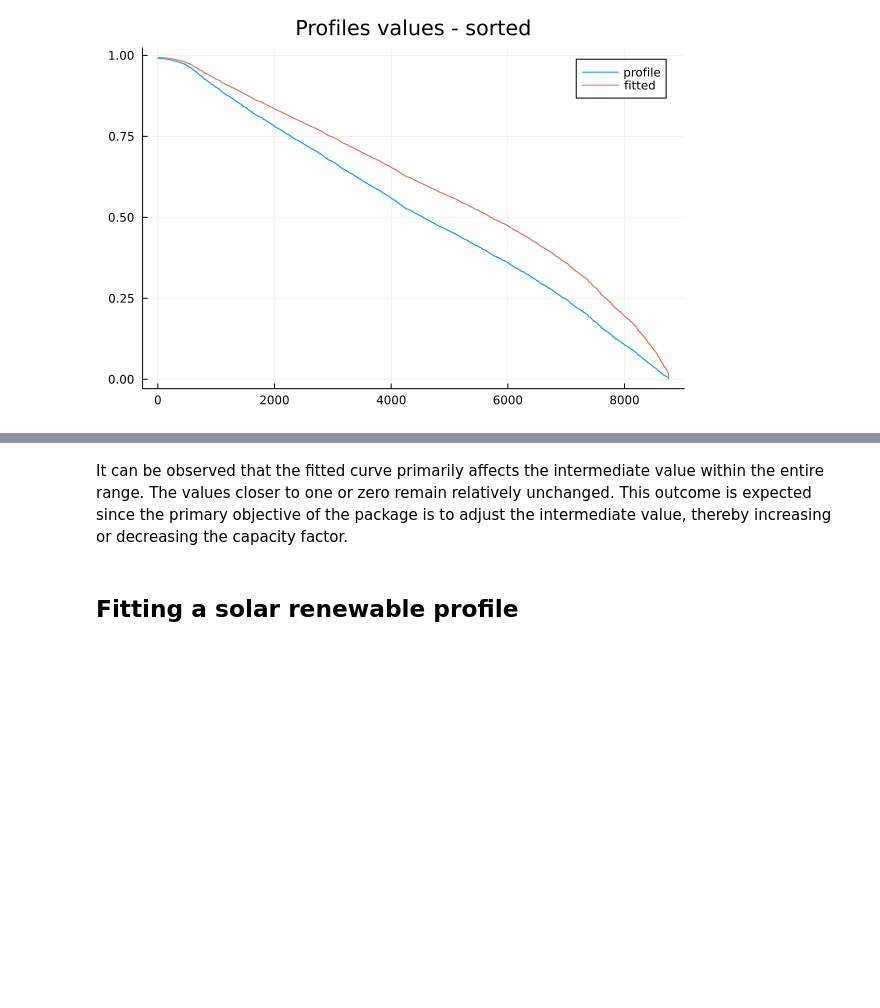
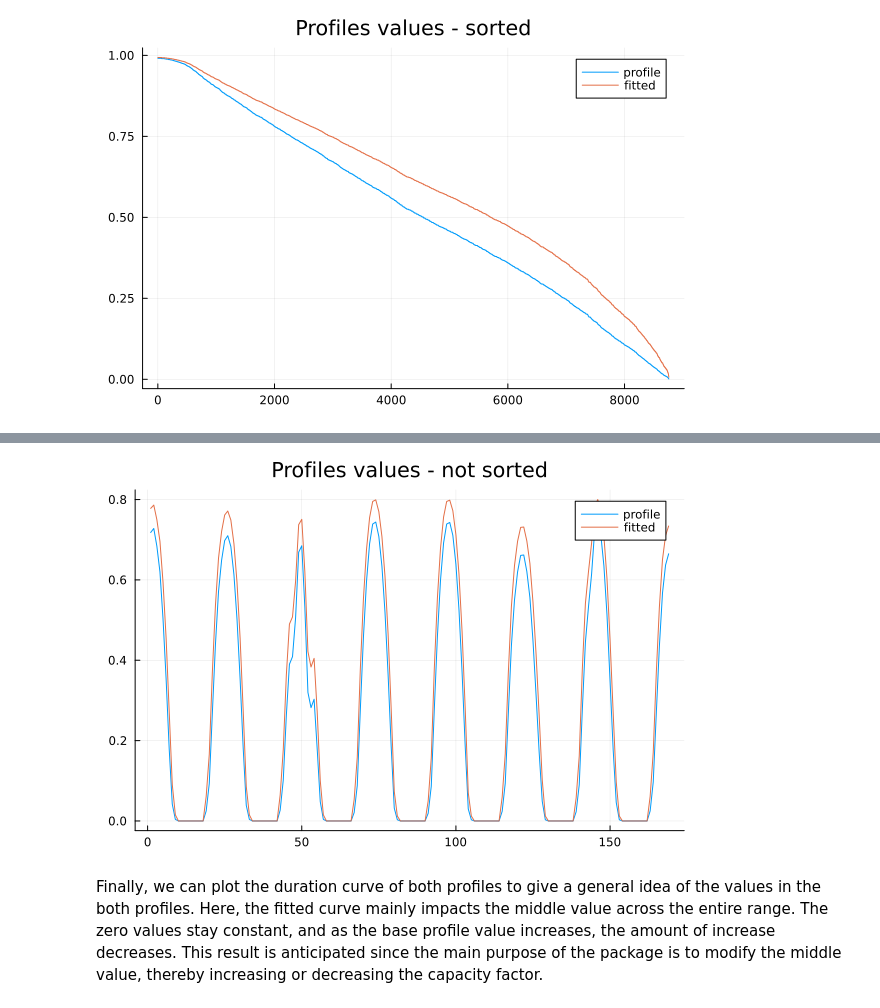
Before and after one commit to TulipaEnergy/TulipaProfileFitting.jl, a Jupyter notebook: notebooks/01-basic-example.ipynb, the cells around one changed output, grey strips where cells are left out. Saved outputs shown, nothing was run; the diff lists cells and outputs as text; code cells hidden in the pictures; blank space fills up the shorter version.

```diff
--- a/notebooks/01-basic-example.ipynb
+++ b/notebooks/01-basic-example.ipynb
@@ -123,4 +197,9 @@ Plots.plot!(title="Profiles values - sorted")
+# %%
+filtered_range = 4380:4548
+Plots.plot(profile_values[filtered_range], label="profile")
+Plots.plot!(fitted_profile[filtered_range], label="fitted")
+Plots.plot!(title="Profiles values - not sorted")
+# %% [output]
+[figure, added]
 # %% [markdown]
-It can be observed that the fitted curve primarily affects the intermediate value within the entire range. The values closer to one or zero remain relatively unchanged. This outcome is expected since the primary objective of the package is to adjust the intermediate value, thereby increasing or decreasing the capacity factor.
+Finally, we can plot the duration curve of both profiles to give a general idea of the values in the both profiles. Here, the fitted curve mainly impacts the middle value across the entire range. The zero values stay constant, and as the base profile value increases, the amount of increase decreases. This result is anticipated since the main purpose of the package is to modify the middle value, thereby increasing or decreasing the capacity factor.
-# %% [markdown]
-## Fitting a solar renewable profile
```
Also changed, not shown: parts of 18 cells of this notebook, 1 other file.
